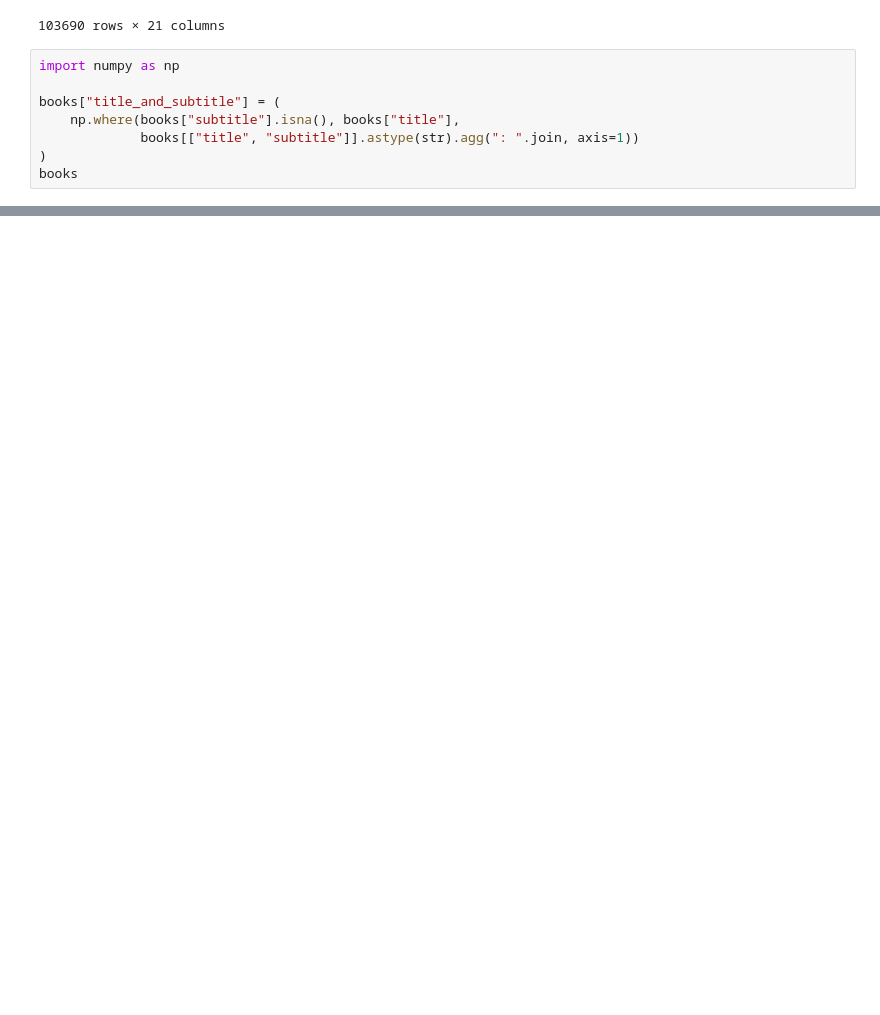
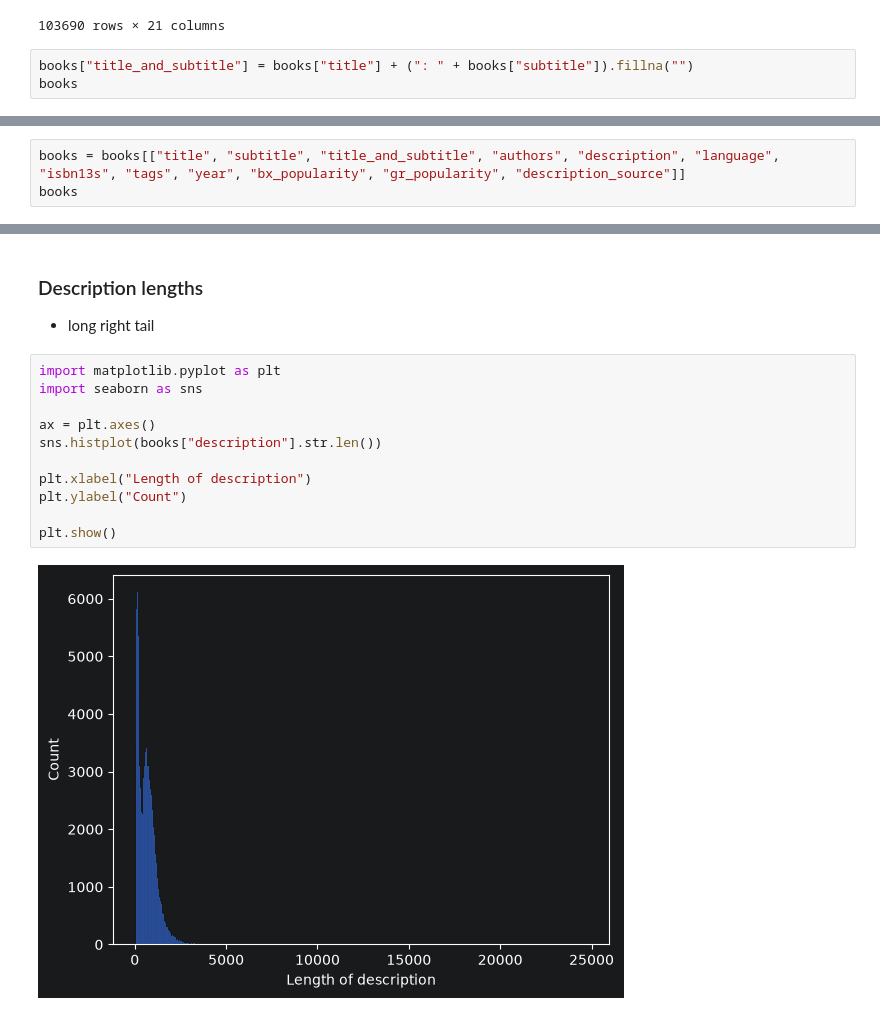
Before and after one commit to mychaelka/book-recommender, a Jupyter notebook: notebooks/merged-dataset_exploratory.ipynb, the cells around one changed output, grey strips where cells are left out. Saved outputs shown, nothing was run; the diff lists cells and outputs as text; blank space fills up the shorter version.

```diff
--- a/notebooks/merged-dataset_exploratory.ipynb
+++ b/notebooks/merged-dataset_exploratory.ipynb
@@ -41,11 +41,6 @@ books
 | unmapped_188364254x | Little Novels of Sicily | goodreads | NaN | [Giovanni Verga] | goodreads | First Published in a single volum... | goodreads | en | ... |
 103690 rows × 21 columns
 # %%
-import numpy as np
-
-books["title_and_subtitle"] = (
-    np.where(books["subtitle"].isna(), books["title"],
-             books[["title", "subtitle"]].astype(str).agg(": ".join, axis=1))
-)
+books["title_and_subtitle"] = books["title"] + (": " + books["subtitle"]).fillna("")
 books
 # %% [output]
@@ -52,0 +61,3 @@ TypeError: sequence item 1: expected str instance, float found
+# %%
+books = books[["title", "subtitle", "title_and_subtitle", "authors", "description", "language", "isbn13s", "tags", "year", "bx_popularity", "gr_popularity", "description_source"]]
+books
@@ -52,0 +79,16 @@ TypeError: sequence item 1: expected str instance, float found
+# %% [markdown]
+### Description lengths
+- long right tail
+# %%
+import matplotlib.pyplot as plt
+import seaborn as sns
+
+ax = plt.axes()
+sns.histplot(books["description"].str.len())
+
+plt.xlabel("Length of description")
+plt.ylabel("Count")
+
+plt.show()
+# %% [output]
+[figure, added]
```
Also changed, not shown: parts of 18 cells of this notebook.
